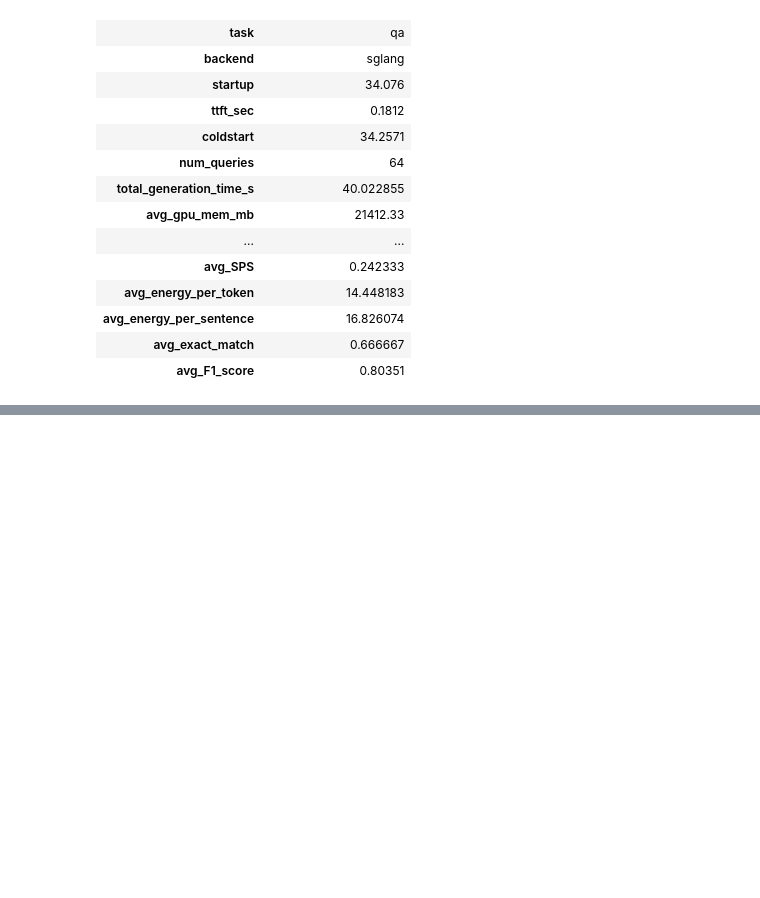
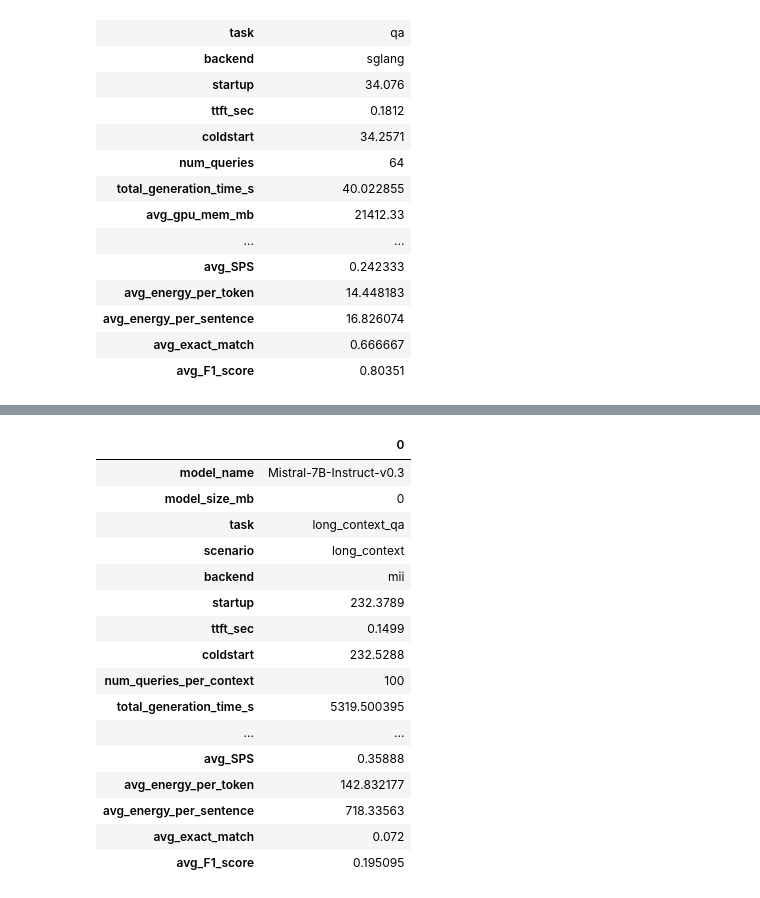
Before and after one commit to slinusc/fast_llm_inference, a Jupyter notebook: experiments/experiments_thesis.ipynb, the cells around one changed output, grey strips where cells are left out. Cells and saved outputs as stored; diff of their text form; code cells hidden in the pictures; blank space fills up the shorter version.

```diff
--- a/experiments/experiments_thesis.ipynb
+++ b/experiments/experiments_thesis.ipynb
@@ -281,0 +294,23 @@ display(detailed_report)
+# %%
+run_report_mii = pd.read_csv("/home/ubuntu/fast_llm_inference/results_benchmark/run_report/mii_long_context_qa_run_report.csv")
+run_report_sglang = pd.read_csv("/home/ubuntu/fast_llm_inference/results_benchmark/run_report/sglang_long_context_qa_run_report.csv")
+
+run_report_mii.T
+# %% [output]
+|  | 0 |
+| model_name | Mistral-7B-Instruct-v0.3 |
+| model_size_mb | 0 |
+| task | long_context_qa |
+| scenario | long_context |
+| backend | mii |
+| startup | 232.3789 |
+| ttft_sec | 0.1499 |
+| coldstart | 232.5288 |
+| num_queries_per_context | 100 |
+| total_generation_time_s | 5319.500395 |
+| ... | ... |
+| avg_SPS | 0.35888 |
+| avg_energy_per_token | 142.832177 |
+| avg_energy_per_sentence | 718.33563 |
+| avg_exact_match | 0.072 |
+| avg_F1_score | 0.195095 |
```
Also changed, not shown: parts of 18 cells of this notebook, 3 other files.
